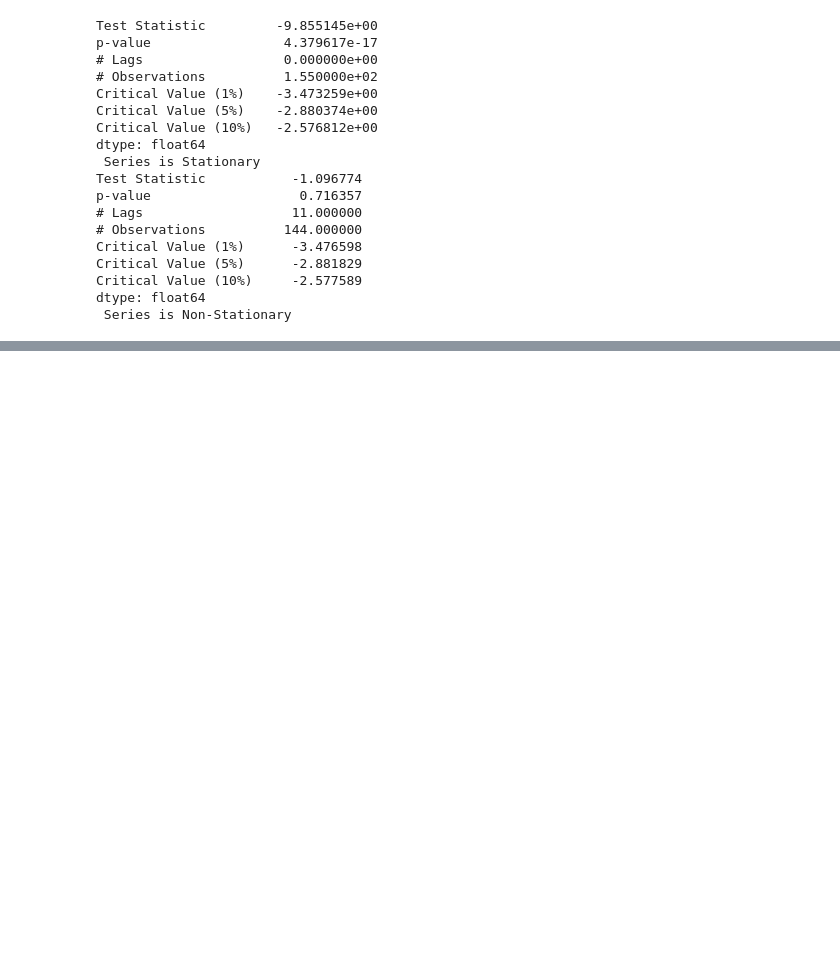
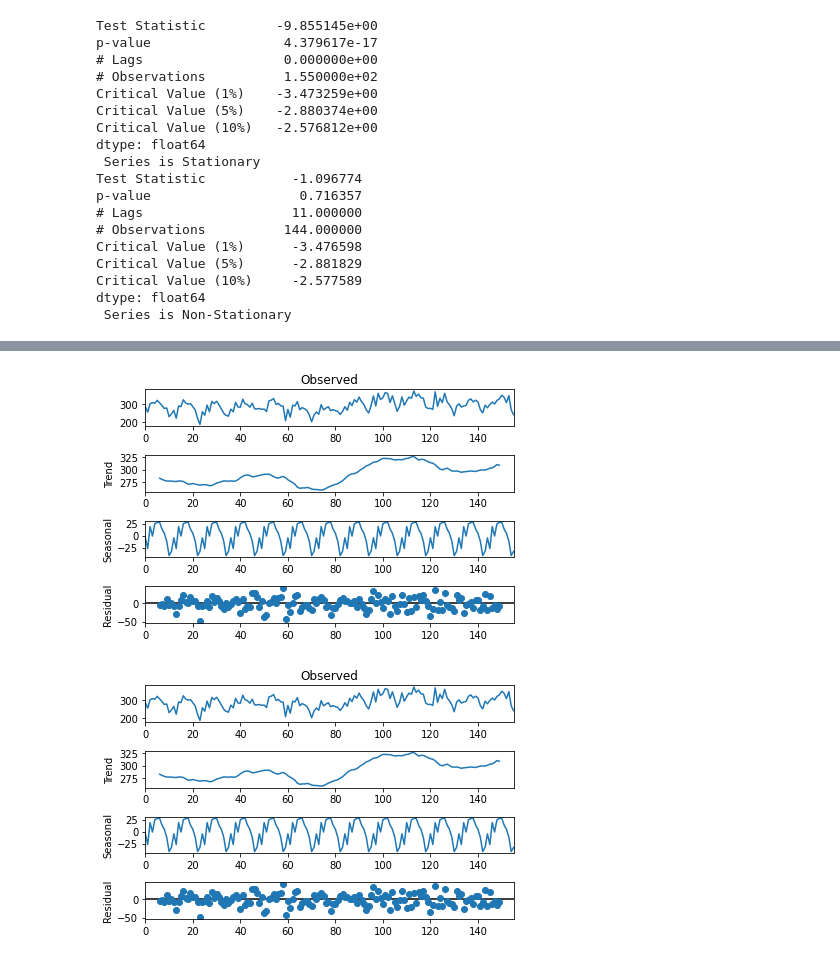
Before and after one commit to news-scrapers/data-tuning-scripts-v2, a Jupyter notebook: causality_stationality_python/causality_granger_stationality.ipynb, the cells around one changed output, grey strips where cells are left out. Saved outputs shown, nothing was run; the diff lists cells and outputs as text; code cells hidden in the pictures; blank space fills up the shorter version.

```diff
--- a/causality_stationality_python/causality_granger_stationality.ipynb
+++ b/causality_stationality_python/causality_granger_stationality.ipynb
@@ -86,0 +171,6 @@ dtype: float64
+# %%
+result = seasonal_decompose(df_asoc[["suicidios"]].values, model='additive', freq=12)
+result.plot()
+# %% [output]
+[figure, added]
+[figure, added]
```
Also changed, not shown: parts of 5 cells of this notebook, 4 other files.
